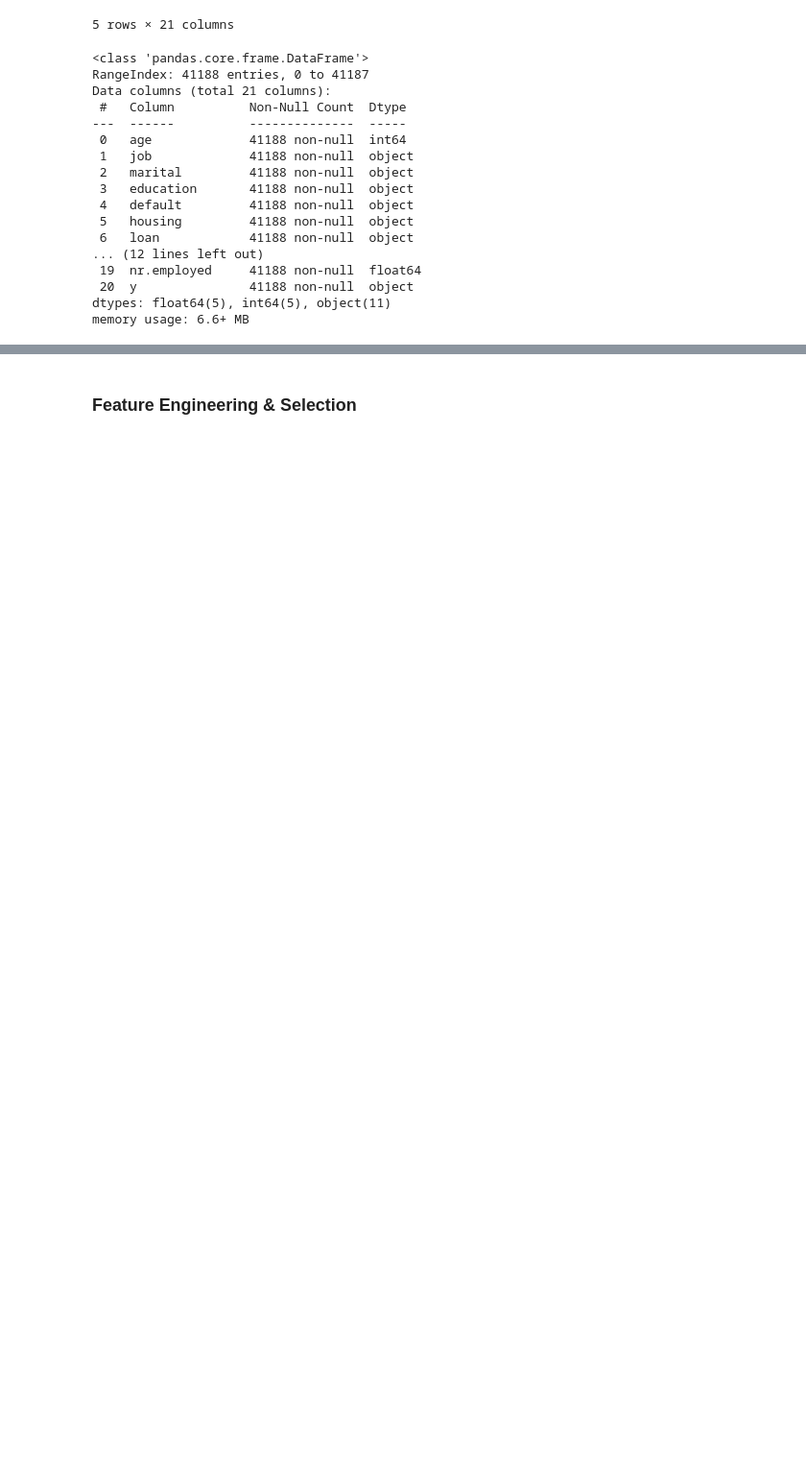
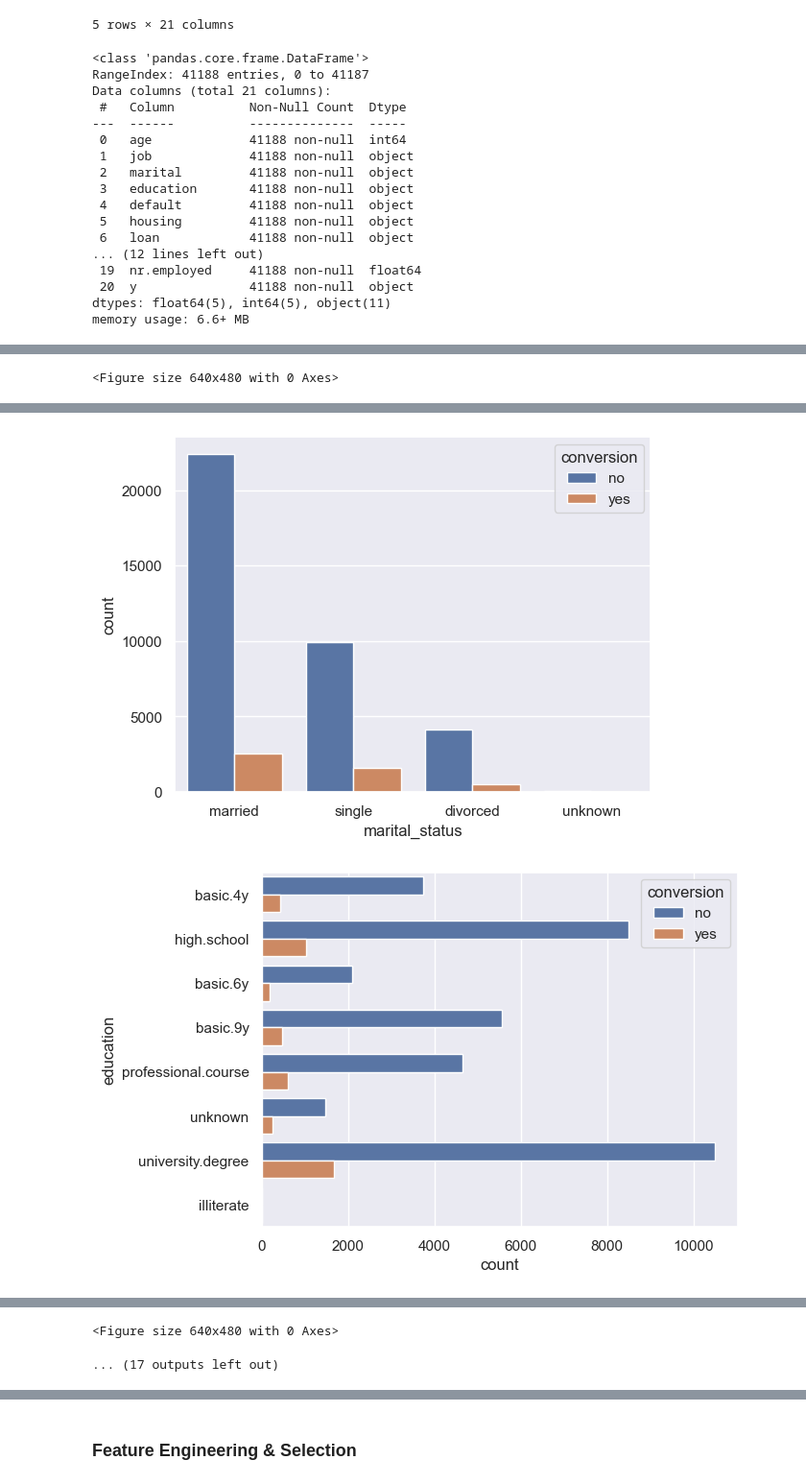
Before and after one commit to peterkchung/lead-scoring-basic, a Jupyter notebook: lead_scoring_0.1.ipynb, the cells around one changed output, grey strips where cells are left out. Shown at 96% size. Cells and saved outputs as stored; diff of their text form; code cells hidden in the pictures; blank space fills up the shorter version.

```diff
--- a/lead_scoring_0.1.ipynb
+++ b/lead_scoring_0.1.ipynb
@@ -64,0 +104,20 @@ df.describe()
+# %%
+# --- Quick visualizations
+
+nrows=int(len(customer_info)/2)
+
+index=1
+for i in df.drop('conversion', axis=1).columns:
+    plt.figure()
+    if is_numeric_dtype(df[i]):
+        if len(df[i].unique()) < 10:
+            sns.countplot(data=df, y=i, hue="conversion")
+        else:
+            bins = int((max(df[i]) - min(df[i])))
+            sns.displot(data=df, x=i, hue="conversion", bins=bins, element="step")
+    elif len(df[i].unique()) > 4:
+        sns.countplot(data=df, y=i, hue="conversion")
+    else:
+        sns.countplot(data=df, x=i, hue="conversion")
+# %% [output]
+<Figure size 640x480 with 0 Axes>
@@ -64,0 +126,2 @@ df.describe()
+[figure, added]
+[figure, added]
@@ -64,0 +134,2 @@ df.describe()
+<Figure size 640x480 with 0 Axes>
+... (17 outputs left out)
```
Also changed, not shown: parts of 24 cells of this notebook, 1 other file.
